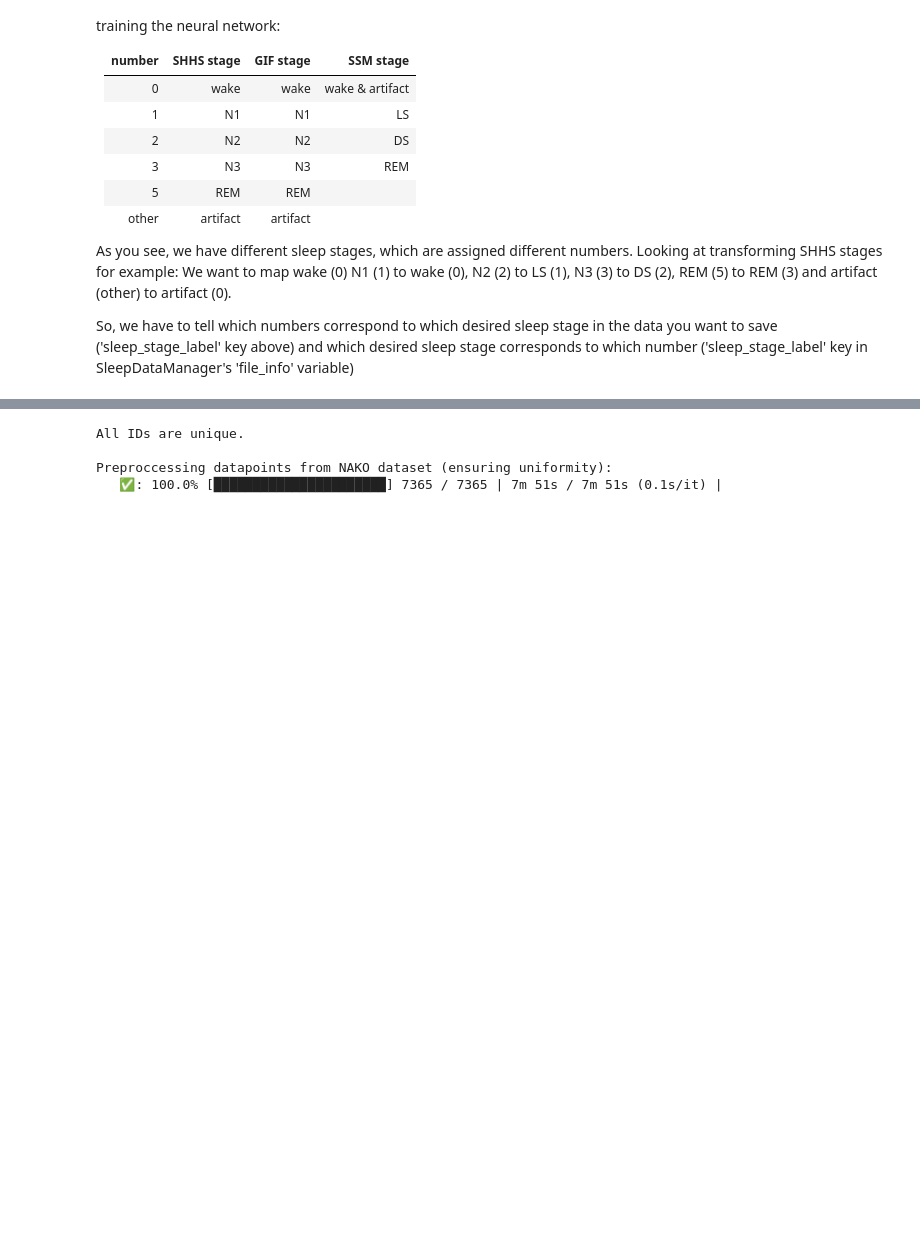
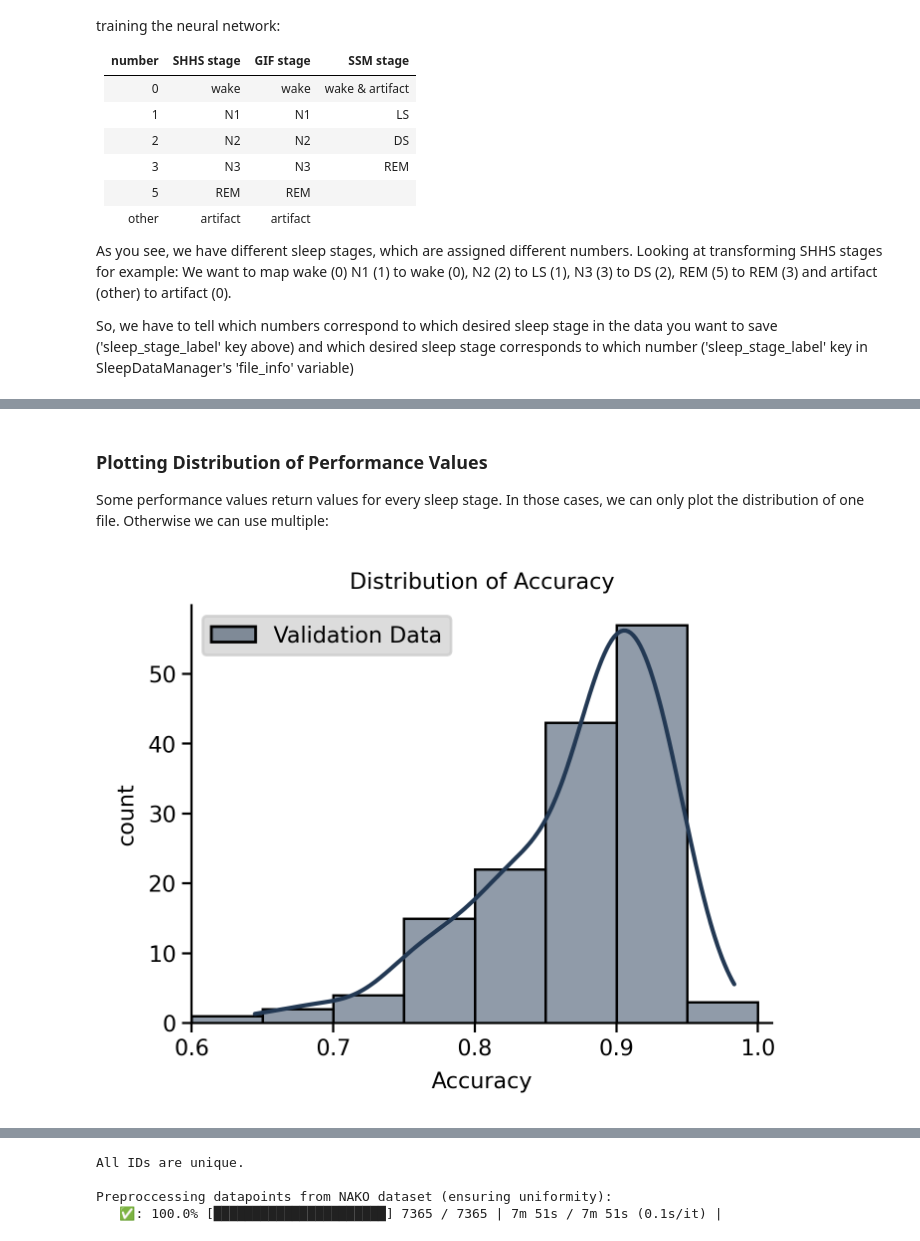
Before and after one commit to Recla1mer/Sleep_Phase_Prediction, a Jupyter notebook: Classification_Demo.ipynb, the cells around one changed output, grey strips where cells are left out. Saved outputs shown, nothing was run; the diff lists cells and outputs as text; code cells hidden in the pictures; blank space fills up the shorter version.

```diff
--- a/Classification_Demo.ipynb
+++ b/Classification_Demo.ipynb
@@ -412,0 +455,17 @@ main_model_training(
+# %%
+# paths to access the validation pid
+# path_to_processed_data = processed_shhs_path # unrecommended, as the model performance is better for data including RRI and MAD signals
+path_to_processed_data = processed_gif_path
+validation_data_path = path_to_processed_data[:-4] + "_validation_pid.pkl" # to access the validation pid of the dataset
+
+path_to_save_results = model_directory_path + model_performance_file[:-4] + "_GIF.pkl"
+validation_pid_results_path = path_to_save_results[:-4] + "_Validation_Pid.pkl"
+
+# make and save predictions
+main_model_predicting(
+    neural_network_model = SleepStageModel,
+    path_to_model_state = model_directory_path + model_state_after_shhs_gif_file,
+    path_to_processed_data = validation_data_path,
+    path_to_project_configuration = model_directory_path + project_configuration_file,
+    path_to_save_results = validation_pid_results_path,
+)
@@ -416,0 +570,22 @@ main_model_training(
+# %% [markdown]
+### Plotting Distribution of Performance Values
+
+Some performance values return values for every sleep stage. In those cases, we can only plot the distribution
+of one file. Otherwise we can use multiple:
+# %%
+plot_distribution_of_score(
+    paths_to_pkl_files = [validation_pid_results_path],
+    path_to_project_configuration = model_directory_path + project_configuration_file,
+    prediction_result_key = "Predicted",
+    actual_result_key = "Actual",
+    score_function = metrics.accuracy_score, # metrics.cohen_kappa_score
+    combine_file_predictions = False,
+    title = "Distribution of Accuracy",
+    xlabel = "Accuracy",
+    label = ["Validation Data"],
+    binrange = (0, 1),
+    binwidth = 0.05,
+    xlim = (0.6, 1.01),
+)
+# %% [output]
+[figure, added]
```
Also changed, not shown: parts of 43 cells of this notebook, 4 other files.
